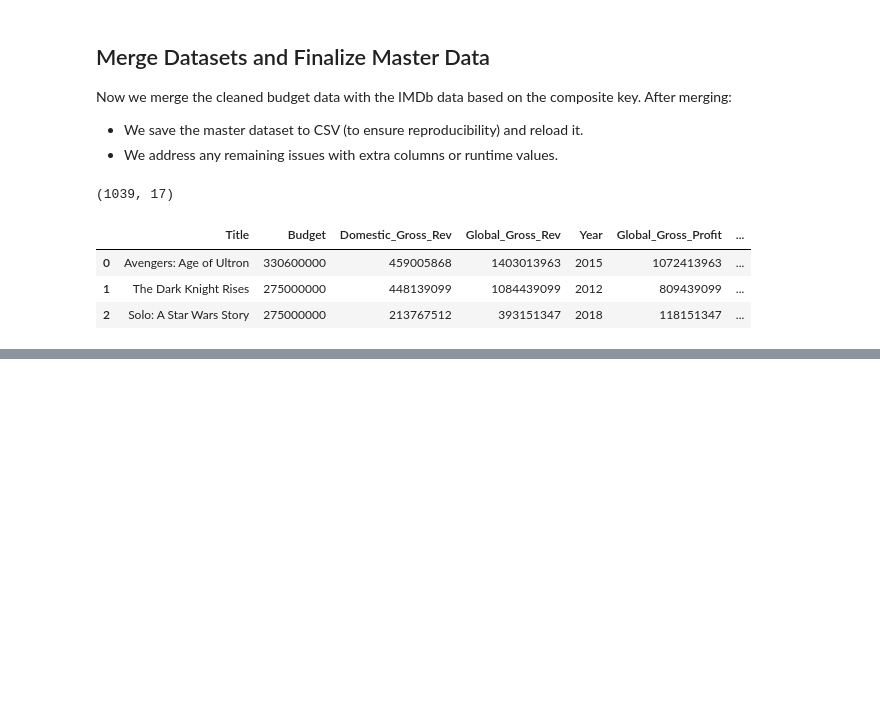
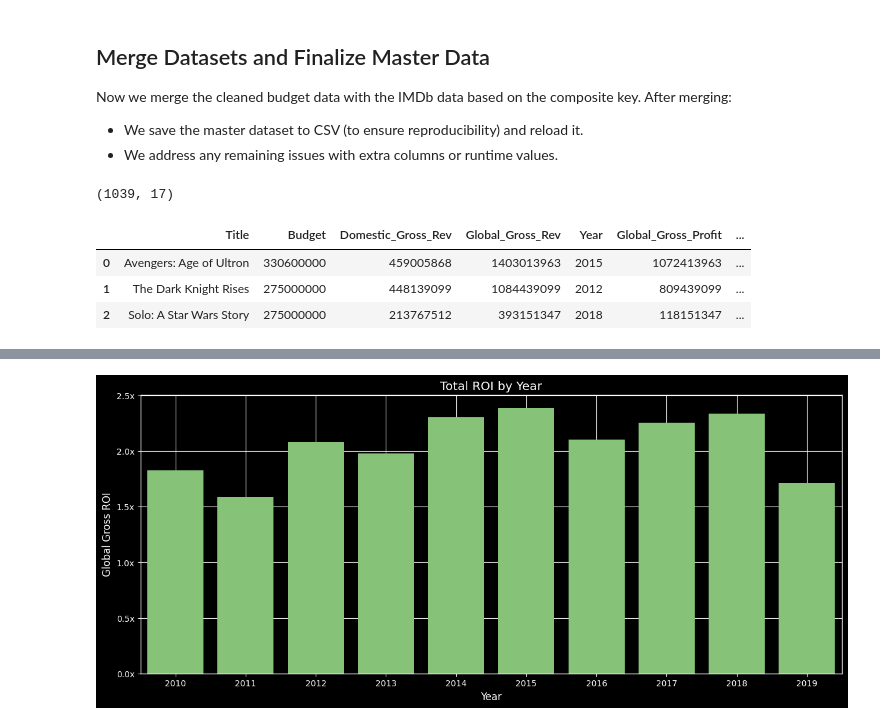
Before and after one commit to Pfuglo1/Movie-Analysis, a Jupyter notebook: Movie Analysis Project.ipynb, the cells around one changed output, grey strips where cells are left out. Cells and saved outputs as stored; diff of their text form; code cells hidden in the pictures; blank space fills up the shorter version.

```diff
--- a/Movie Analysis Project.ipynb
+++ b/Movie Analysis Project.ipynb
@@ -305,0 +375,22 @@ In this section, we extract key findings from our master dataset. We calculate i
+# %%
+# Total ROI by Year
+ROI_by_year = df[['Year', 'Global_Gross_Profit', 'Budget']].groupby('Year').sum()
+ROI_by_year['ROI'] = ROI_by_year['Global_Gross_Profit'] / ROI_by_year['Budget']
+
+fig, ax = plt.subplots(figsize=(15, 6))
+
+ax.bar(ROI_by_year.index, ROI_by_year['ROI'], width=0.8, color='#86c277')
+
+ax.set_xlabel('Year')
+ax.set_xticks(ROI_by_year.index)
+# Adjust x-axis limits to closely wrap around your data
+ax.set_xlim(ROI_by_year.index.min() - 0.5, ROI_by_year.index.max() + 0.5)
+
+ax.set_ylabel('Global Gross ROI')
+ax.yaxis.set_major_formatter(StrMethodFormatter('{x:,.1f}x'))
+
+ax.set_title('Total ROI by Year')
+
+plt.show()
+# %% [output]
+[figure, added]
```
Also changed, not shown: parts of 7 cells of this notebook, 1 other file.
